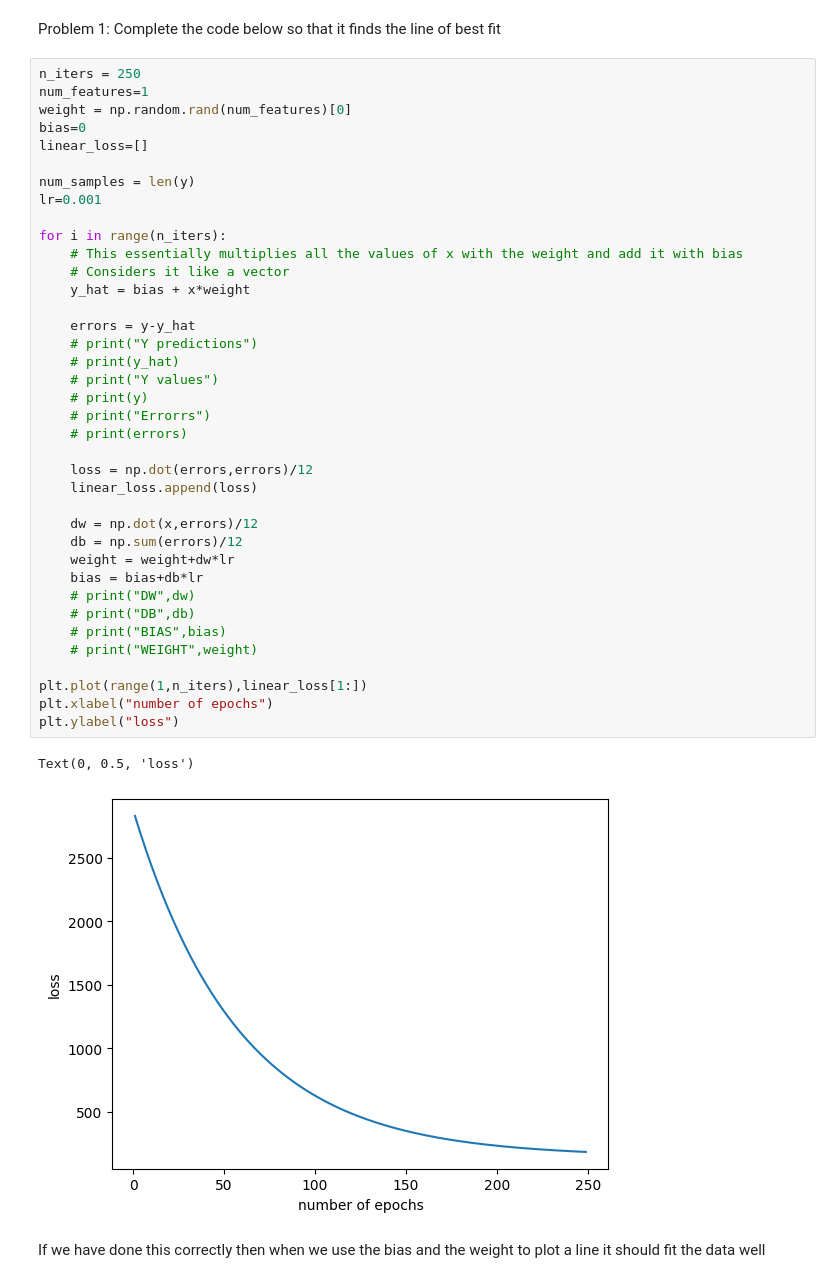
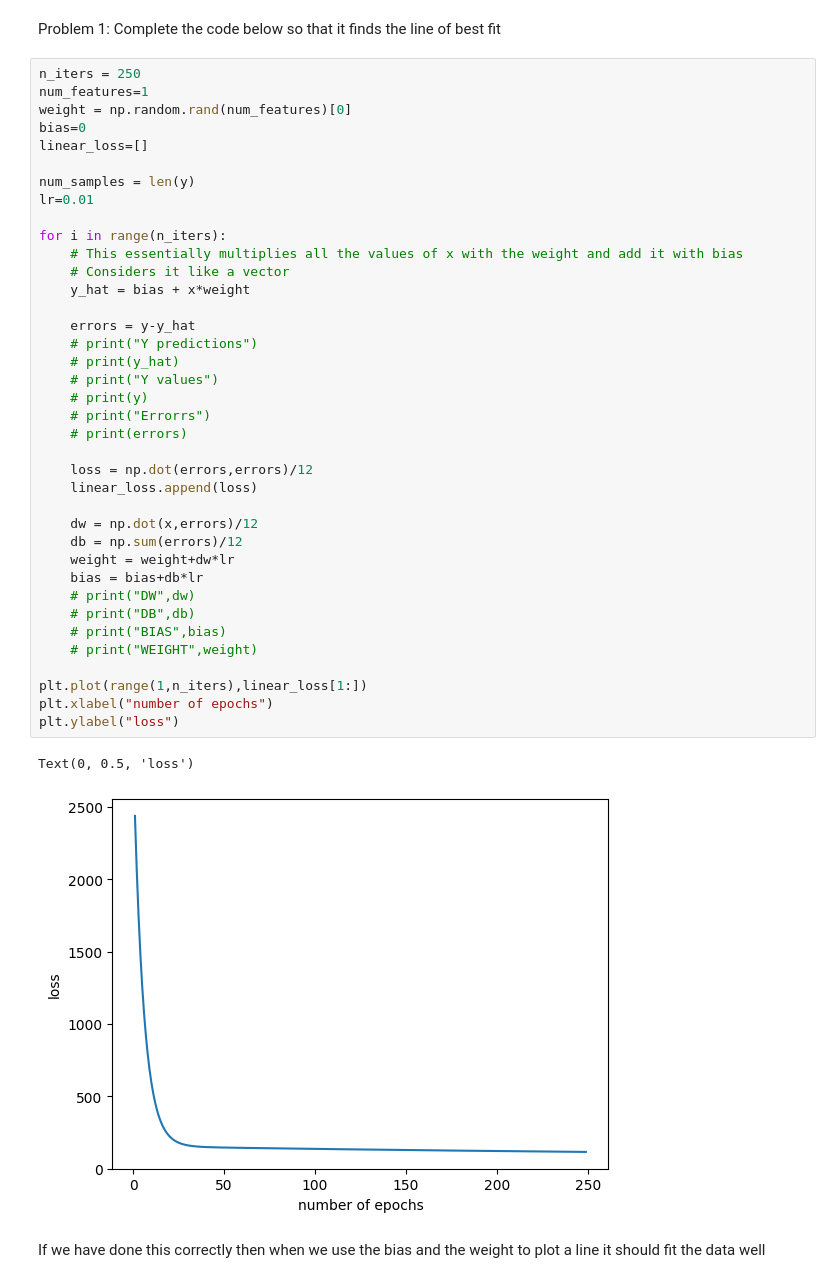
Before and after one commit to noobylub/APCSA, a Jupyter notebook: LELA60331_Week_5_Seminar.ipynb, the cells around one changed output. Drawn from its saved outputs; the diff is of its cells as text.

```diff
--- a/LELA60331_Week_5_Seminar.ipynb
+++ b/LELA60331_Week_5_Seminar.ipynb
@@ -81,39 +81,39 @@ bias=0
 linear_loss=[]
 
 num_samples = len(y)
-lr=0.001
+lr=0.01
 
 for i in range(n_iters):
     # This essentially multiplies all the values of x with the weight and add it with bias
     # Considers it like a vector
     y_hat = bias + x*weight
 
     errors = y-y_hat
     # print("Y predictions")
     # print(y_hat)
     # print("Y values")
     # print(y)
     # print("Errorrs")
     # print(errors)
 
     loss = np.dot(errors,errors)/12
     linear_loss.append(loss)
 
     dw = np.dot(x,errors)/12
     db = np.sum(errors)/12
     weight = weight+dw*lr
     bias = bias+db*lr
     # print("DW",dw)
     # print("DB",db)
     # print("BIAS",bias)
     # print("WEIGHT",weight)
 
 plt.plot(range(1,n_iters),linear_loss[1:])
 plt.xlabel("number of epochs")
 plt.ylabel("loss")
 # %% [output]
 Text(0, 0.5, 'loss')
-[figure, old version]
+[figure, new version]
 # %% [markdown]
 If we have done this correctly then when we use the bias and the weight to plot a line it should fit the data well
 # %%
```
Also changed, not shown: parts of 8 cells of this notebook.
